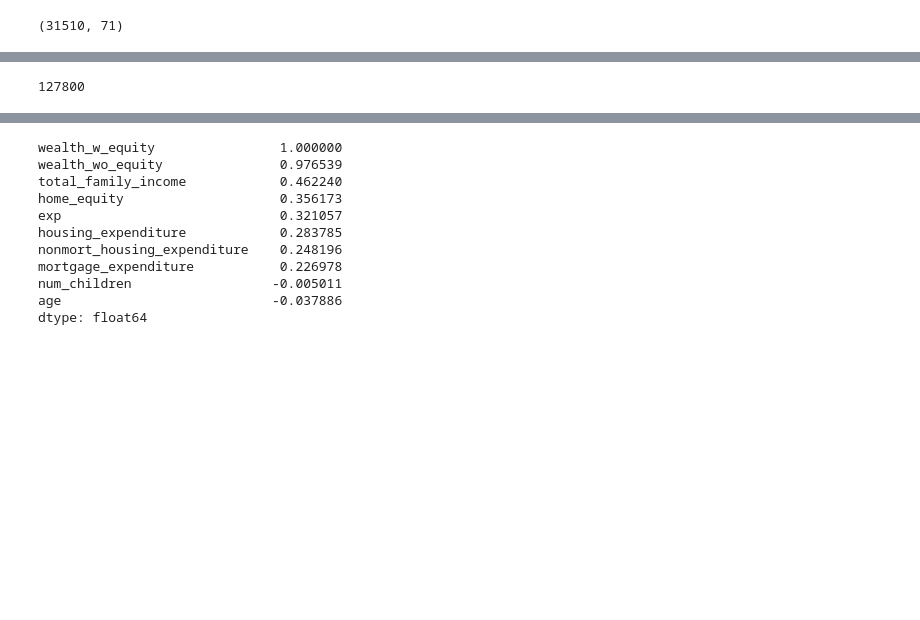
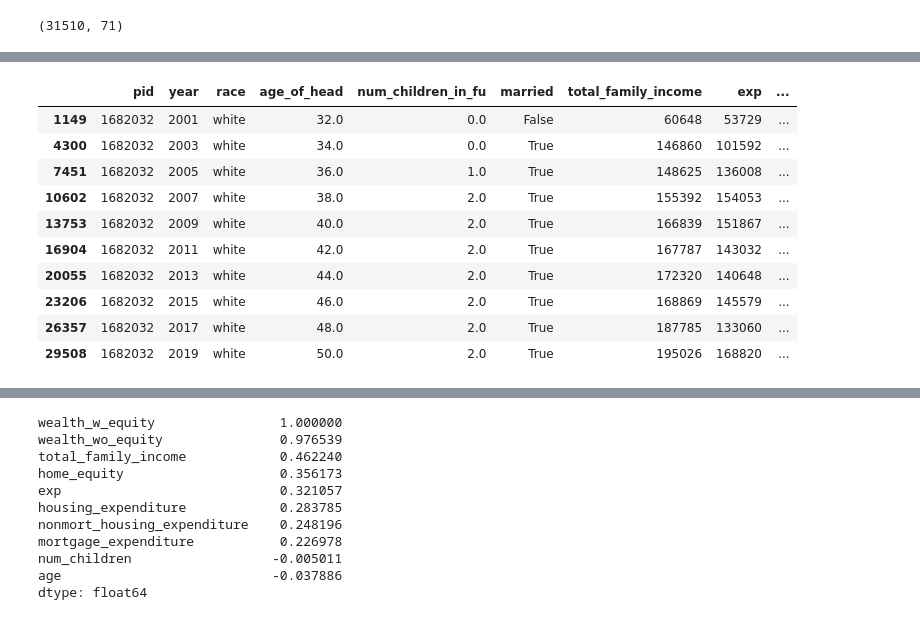
Before and after one commit to metatab-packages/isr.umich.edu-psid-inequality, a Jupyter notebook: notebooks/Analysis/Explore Longwealth.ipynb, the cells around one changed output, grey strips where cells are left out. Saved outputs shown, nothing was run; the diff lists cells and outputs as text; code cells hidden in the pictures; blank space fills up the shorter version.

```diff
--- a/notebooks/Analysis/Explore Longwealth.ipynb
+++ b/notebooks/Analysis/Explore Longwealth.ipynb
@@ -251,4 +288,16 @@ def mean_growth(s):
 # %%
-x.home_equity.iloc[-1] - x.home_equity.iloc[0]
+x = dfe[dfe.pid == 1682032]
+(x[diff_cols].iloc[-1] - x[diff_cols].iloc[0])
+x
 # %% [output]
-127800
+|  | pid | year | race | age_of_head | num_children_in_fu | married | total_family_income | exp | ... |
+| 1149 | 1682032 | 2001 | white | 32.0 | 0.0 | False | 60648 | 53729 | ... |
+| 4300 | 1682032 | 2003 | white | 34.0 | 0.0 | True | 146860 | 101592 | ... |
+| 7451 | 1682032 | 2005 | white | 36.0 | 1.0 | True | 148625 | 136008 | ... |
+| 10602 | 1682032 | 2007 | white | 38.0 | 2.0 | True | 155392 | 154053 | ... |
+| 13753 | 1682032 | 2009 | white | 40.0 | 2.0 | True | 166839 | 151867 | ... |
+| 16904 | 1682032 | 2011 | white | 42.0 | 2.0 | True | 167787 | 143032 | ... |
+| 20055 | 1682032 | 2013 | white | 44.0 | 2.0 | True | 172320 | 140648 | ... |
+| 23206 | 1682032 | 2015 | white | 46.0 | 2.0 | True | 168869 | 145579 | ... |
+| 26357 | 1682032 | 2017 | white | 48.0 | 2.0 | True | 187785 | 133060 | ... |
+| 29508 | 1682032 | 2019 | white | 50.0 | 2.0 | True | 195026 | 168820 | ... |
```
Also changed, not shown: parts of 16 cells of this notebook.
